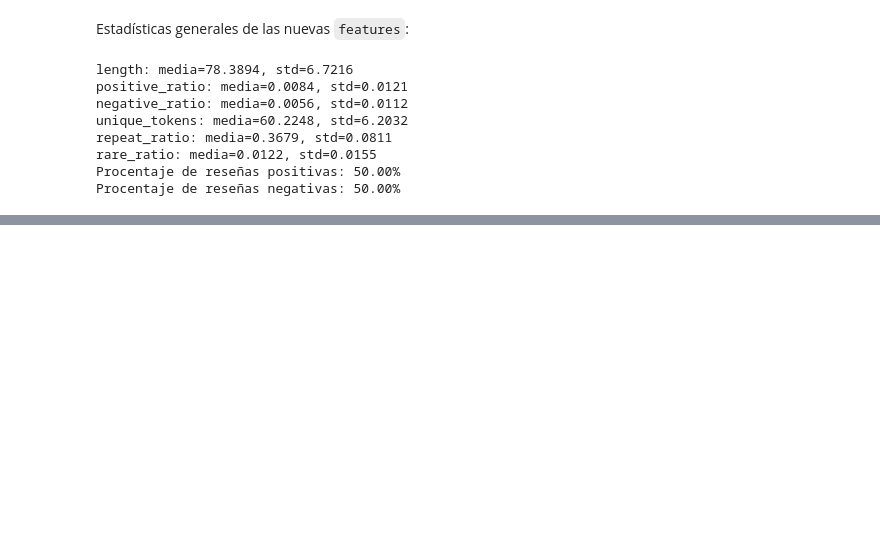
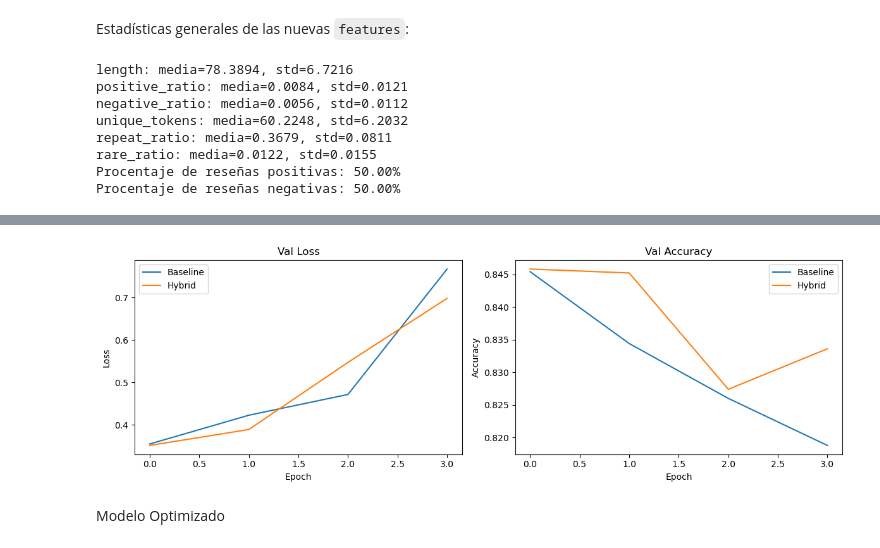
Before and after one commit to alee2602/LAB6-DS, a Jupyter notebook: main.ipynb, the cells around one changed output, grey strips where cells are left out. Saved outputs shown, nothing was run; the diff lists cells and outputs as text; code cells hidden in the pictures; blank space fills up the shorter version.

```diff
--- a/main.ipynb
+++ b/main.ipynb
@@ -187,0 +186,23 @@ Procentaje de reseñas negativas: 50.00%
+# %%
+
+tf.random.set_seed(16); np.random.seed(16)
+vocab_size = vocab_size if 'vocab_size' in globals() else 50000
+
+inp = Input(shape=(maxlen,))
+z = Embedding(vocab_size, 128, input_length=maxlen, mask_zero=True)(inp)
+z = Bidirectional(LSTM(64))(z)
+z = Dense(1, activation='sigmoid')(z)
+baseline = Model(inp, z)
+baseline.compile(optimizer=Adam(1e-3), loss='binary_crossentropy', metrics=['accuracy'])
+
+esb = EarlyStopping(monitor='val_loss', patience=3, restore_best_weights=True)
+hist_base = baseline.fit(X_train, y_train, validation_split=0.2, epochs=20, batch_size=64, callbacks=[esb], verbose=1)
+
+y_proba_base = baseline.predict(X_test, verbose=0).ravel()
+y_pred_base = (y_proba_base > 0.5).astype(int)
+acc_b  = accuracy_score(y_test, y_pred_base)
+pre_b  = precision_score(y_test, y_pred_base)
+rec_b  = recall_score(y_test, y_pred_base)
+f1_b   = f1_score(y_test, y_pred_base)
+
+print(f'Baseline -> Acc:{acc_b:.3f} Prec:{pre_b:.3f} Rec:{rec_b:.3f} F1:{f1_b:.3f}')
@@ -188,2 +219,11 @@ Procentaje de reseñas negativas: 50.00%
+# %%
+plt.figure(figsize=(12,4))
+plt.subplot(1,2,1); plt.plot(hist_base.history['val_loss'], label='Baseline'); plt.plot(history.history['val_loss'], label='Hybrid'); plt.title('Val Loss'); plt.xlabel('Epoch'); plt.ylabel('Loss'); plt.legend()
+plt.subplot(1,2,2); plt.plot(hist_base.history['val_accuracy'], label='Baseline'); plt.plot(history.history['val_accuracy'], label='Hybrid'); plt.title('Val Accuracy'); plt.xlabel('Epoch'); plt.ylabel('Accuracy'); plt.legend()
+plt.tight_layout(); plt.show()
+# %% [output]
+[figure, added]
+# %% [markdown]
+Modelo Optimizado
 # %%
 
```
Also changed, not shown: parts of 16 cells of this notebook, 3 other files.
